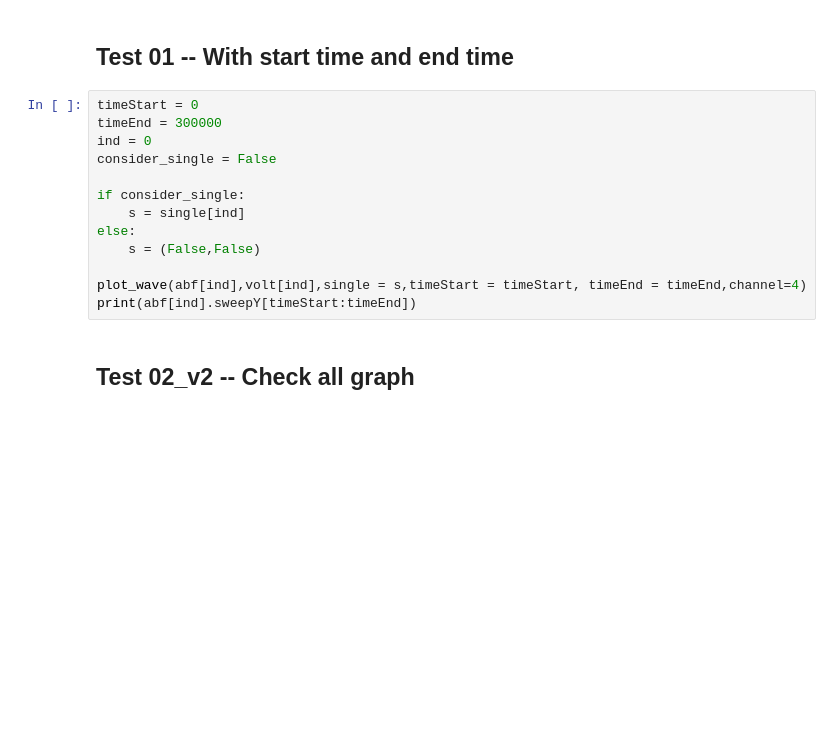
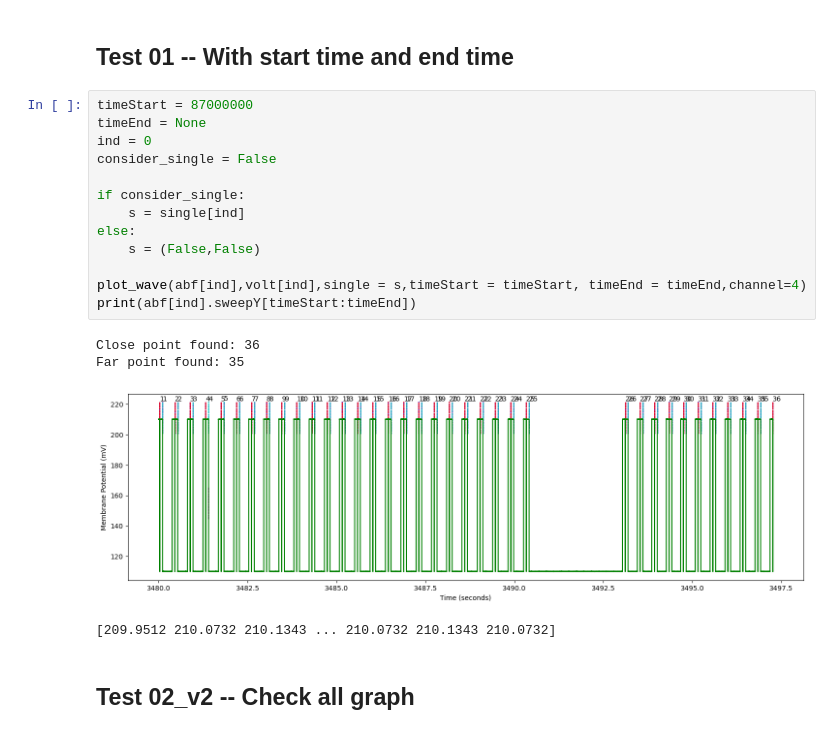
Before and after one commit to CalebThian/EMF_detection, a Jupyter notebook: 20241029_Main.ipynb, the cells around one changed output. Drawn from its saved outputs; the diff is of its cells as text; blank space fills up the shorter version.

```diff
--- a/20241029_Main.ipynb
+++ b/20241029_Main.ipynb
@@ -226,18 +244,23 @@ for i in range(len(abf_file)):
 # %% [markdown]
 ## Test 01 -- With start time and end time
 # %%
-timeStart = 0
-timeEnd = 300000
+timeStart = 87000000
+timeEnd = None
 ind = 0
 consider_single = False
 
 if consider_single:
     s = single[ind]
 else:
     s = (False,False)
 
 plot_wave(abf[ind],volt[ind],single = s,timeStart = timeStart, timeEnd = timeEnd,channel=4)
 print(abf[ind].sweepY[timeStart:timeEnd])
+# %% [output]
+Close point found: 36
+Far point found: 35
+[figure, added]
+[209.9512 210.0732 210.1343 ... 210.0732 210.1343 210.0732]
 # %% [markdown]
 ## Test 02_v2 -- Check all graph
 # %%
```
Also changed, not shown: parts of 15 cells of this notebook, 26 other files.
